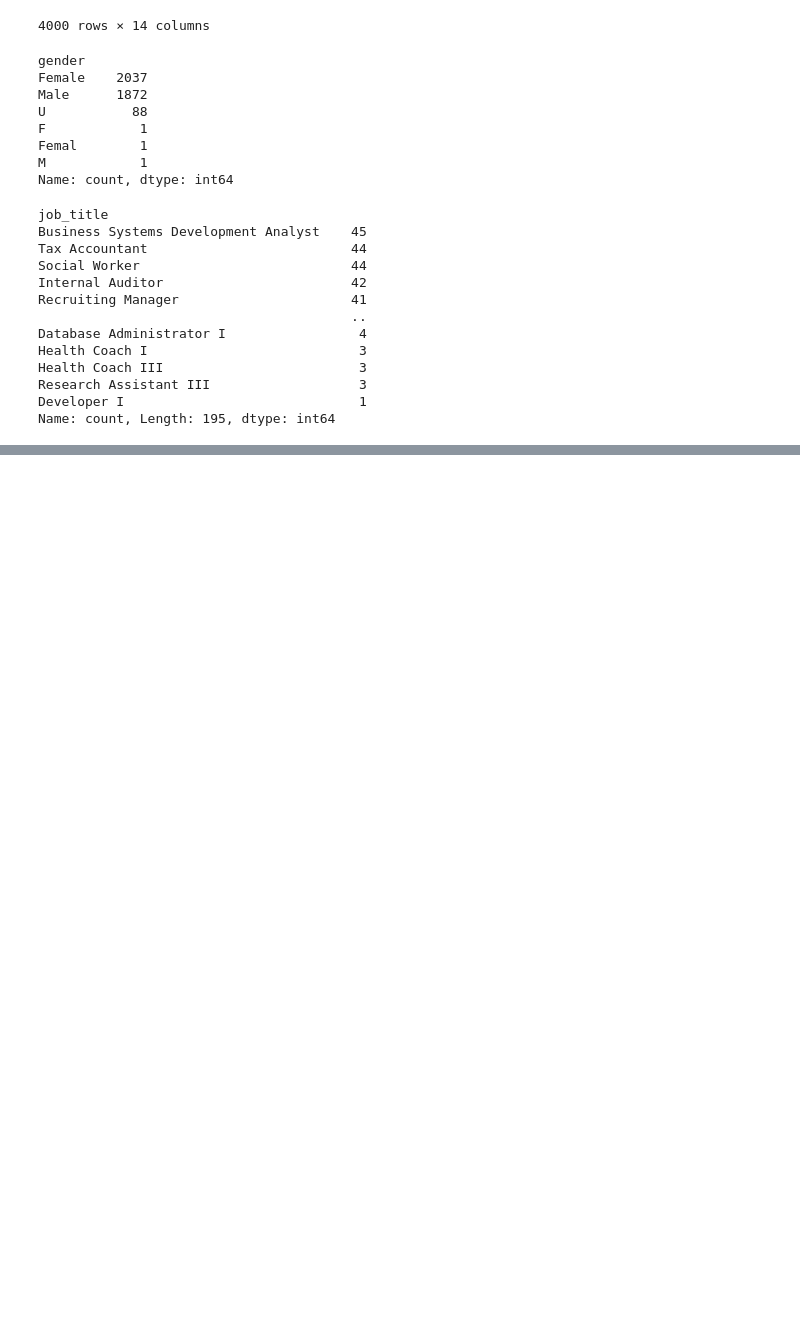
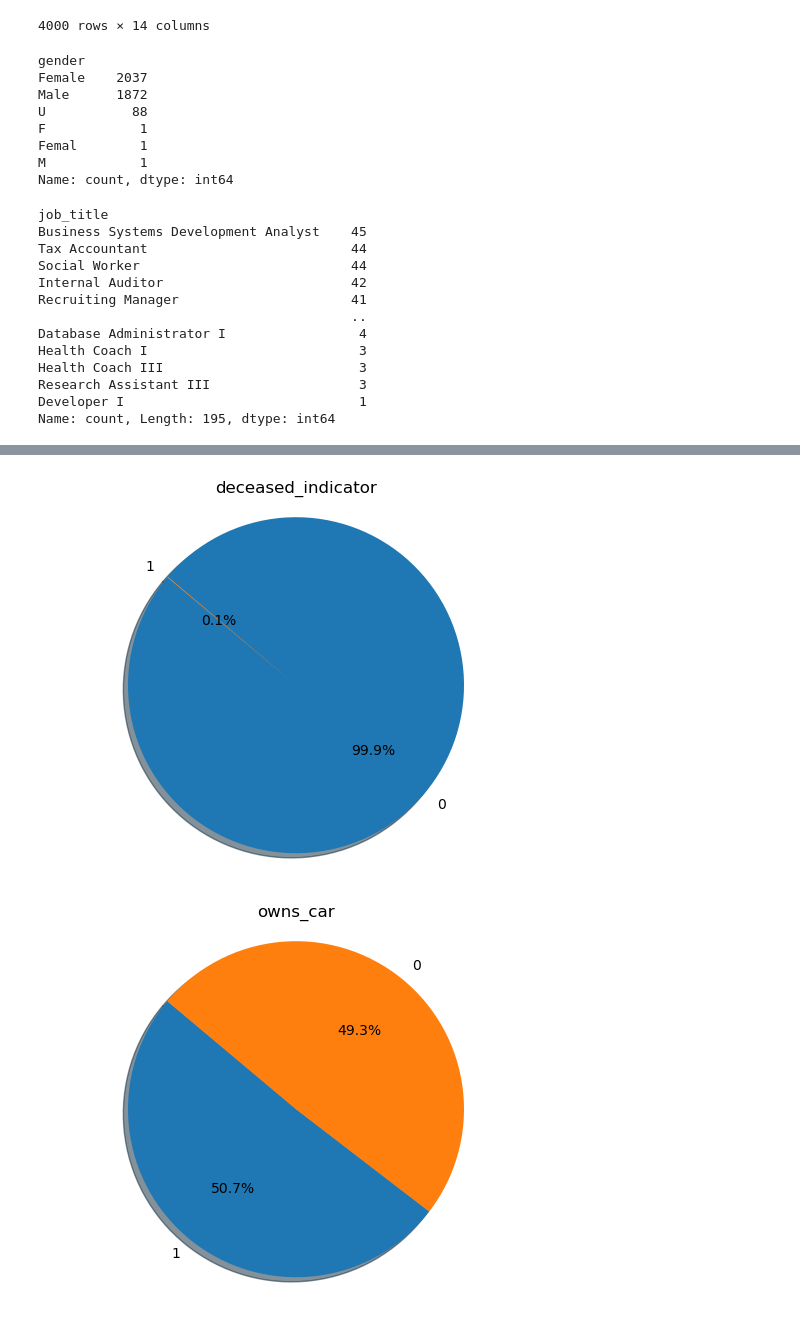
Before and after one commit to pauljo13/Bootcamp_Review, a Jupyter notebook: Section1/Mini_project/Sprint1_Mini Project.ipynb, the cells around one changed output, grey strips where cells are left out. Saved outputs shown, nothing was run; the diff lists cells and outputs as text; code cells hidden in the pictures; blank space fills up the shorter version.

```diff
--- a/Section1/Mini_project/Sprint1_Mini Project.ipynb
+++ b/Section1/Mini_project/Sprint1_Mini Project.ipynb
@@ -312,0 +680,6 @@ Name: count, Length: 195, dtype: int64
+# %%
+for i in pieList:
+    madePie(Male_df,i)
+# %% [output]
+[figure, added]
+[figure, added]
```
Also changed, not shown: parts of 43 cells of this notebook.
